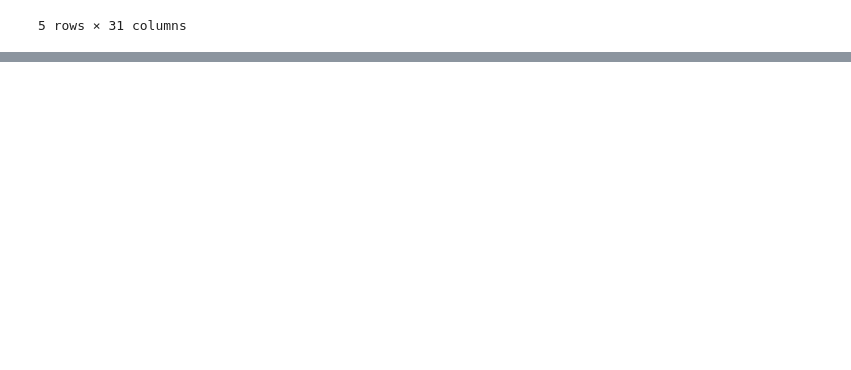
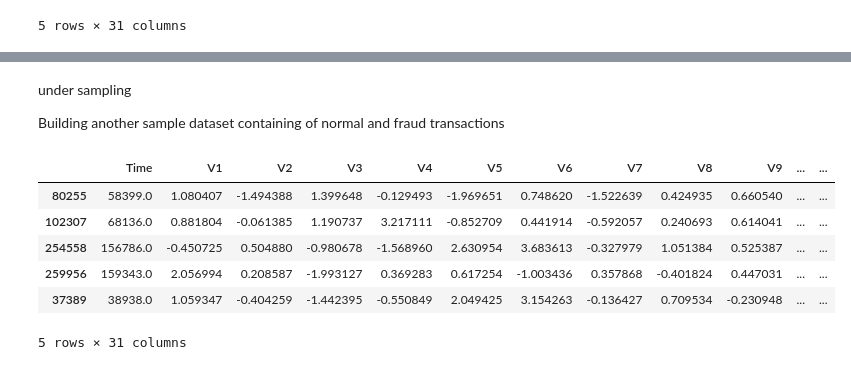
Before and after one commit to jeripothulaabhishek/Credit-Card-Fraud-Detection-2, a Jupyter notebook: credit card fraud detect.ipynb, the cells around one changed output, grey strips where cells are left out. Saved outputs shown, nothing was run; the diff lists cells and outputs as text; code cells hidden in the pictures; blank space fills up the shorter version.

```diff
--- a/credit card fraud detect.ipynb
+++ b/credit card fraud detect.ipynb
@@ -33,0 +85,4 @@ credit_card_data.tail()
+# %%
+#seprating the data
+legit= credit_card_data[credit_card_data['Class'] == 0]
+fraud = credit_card_data[credit_card_data['Class'] == 1]
@@ -33,0 +129,21 @@ credit_card_data.tail()
+# %% [markdown]
+under sampling
+
+
+Building another sample dataset containing of normal and fraud transactions
+# %%
+legit_sample=legit.sample(n=492)
+# %%
+# concatenating two data frame  #axis=1(columns)#axis=0(rows)
+new_dataset=pd.concat([legit_sample,fraud],axis=0)
+# %%
+new_dataset.head()
+#head for print first 5rows
+# %% [output]
+|  | Time | V1 | V2 | V3 | V4 | V5 | V6 | V7 | V8 | V9 | ... | ... |
+| 80255 | 58399.0 | 1.080407 | -1.494388 | 1.399648 | -0.129493 | -1.969651 | 0.748620 | -1.522639 | 0.424935 | 0.660540 | ... | ... |
+| 102307 | 68136.0 | 0.881804 | -0.061385 | 1.190737 | 3.217111 | -0.852709 | 0.441914 | -0.592057 | 0.240693 | 0.614041 | ... | ... |
+| 254558 | 156786.0 | -0.450725 | 0.504880 | -0.980678 | -1.568960 | 2.630954 | 3.683613 | -0.327979 | 1.051384 | 0.525387 | ... | ... |
+| 259956 | 159343.0 | 2.056994 | 0.208587 | -1.993127 | 0.369283 | 0.617254 | -1.003436 | 0.357868 | -0.401824 | 0.447031 | ... | ... |
+| 37389 | 38938.0 | 1.059347 | -0.404259 | -1.442395 | -0.550849 | 2.049425 | 3.154263 | -0.136427 | 0.709534 | -0.230948 | ... | ... |
+5 rows × 31 columns
```
Also changed, not shown: parts of 25 cells of this notebook.
